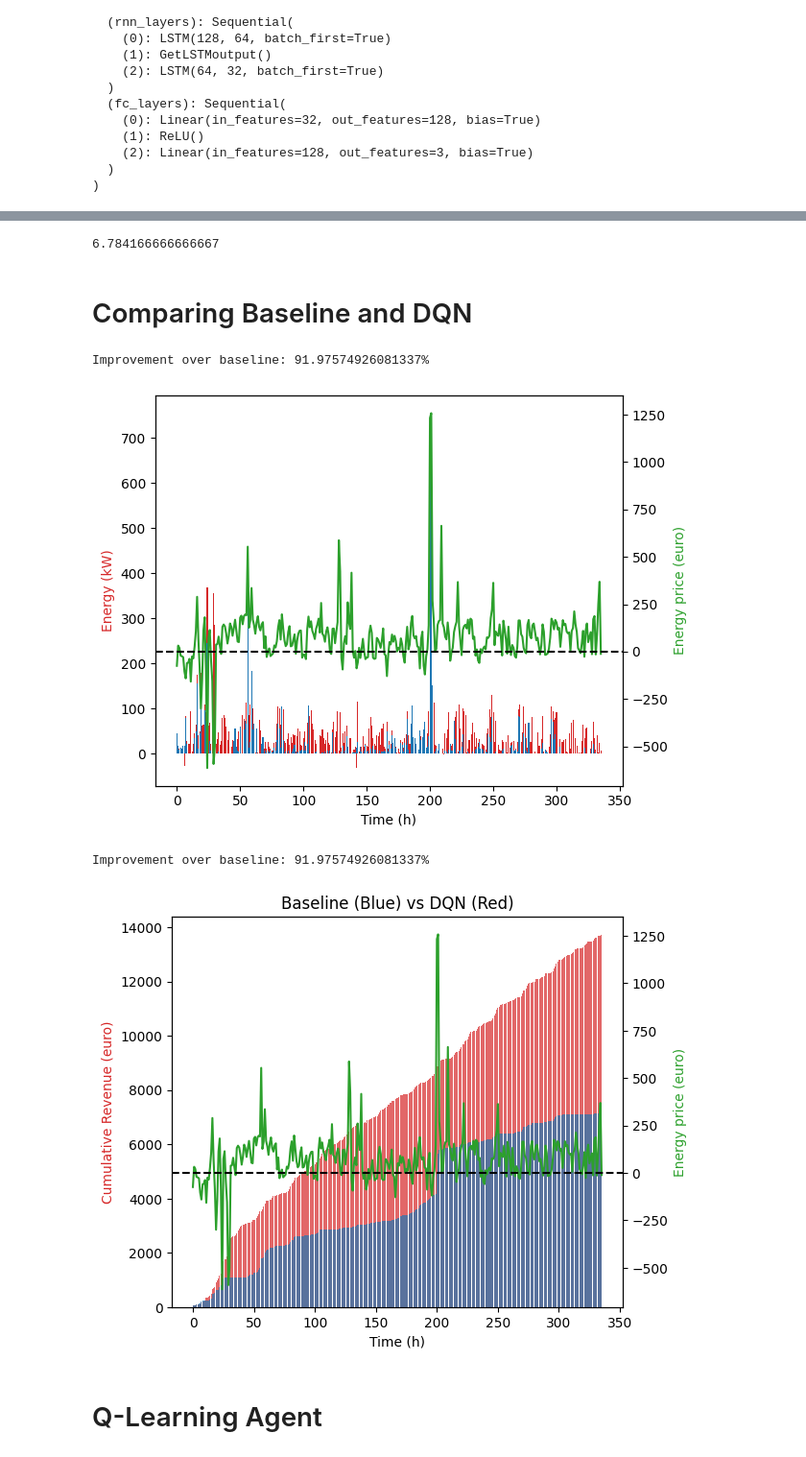
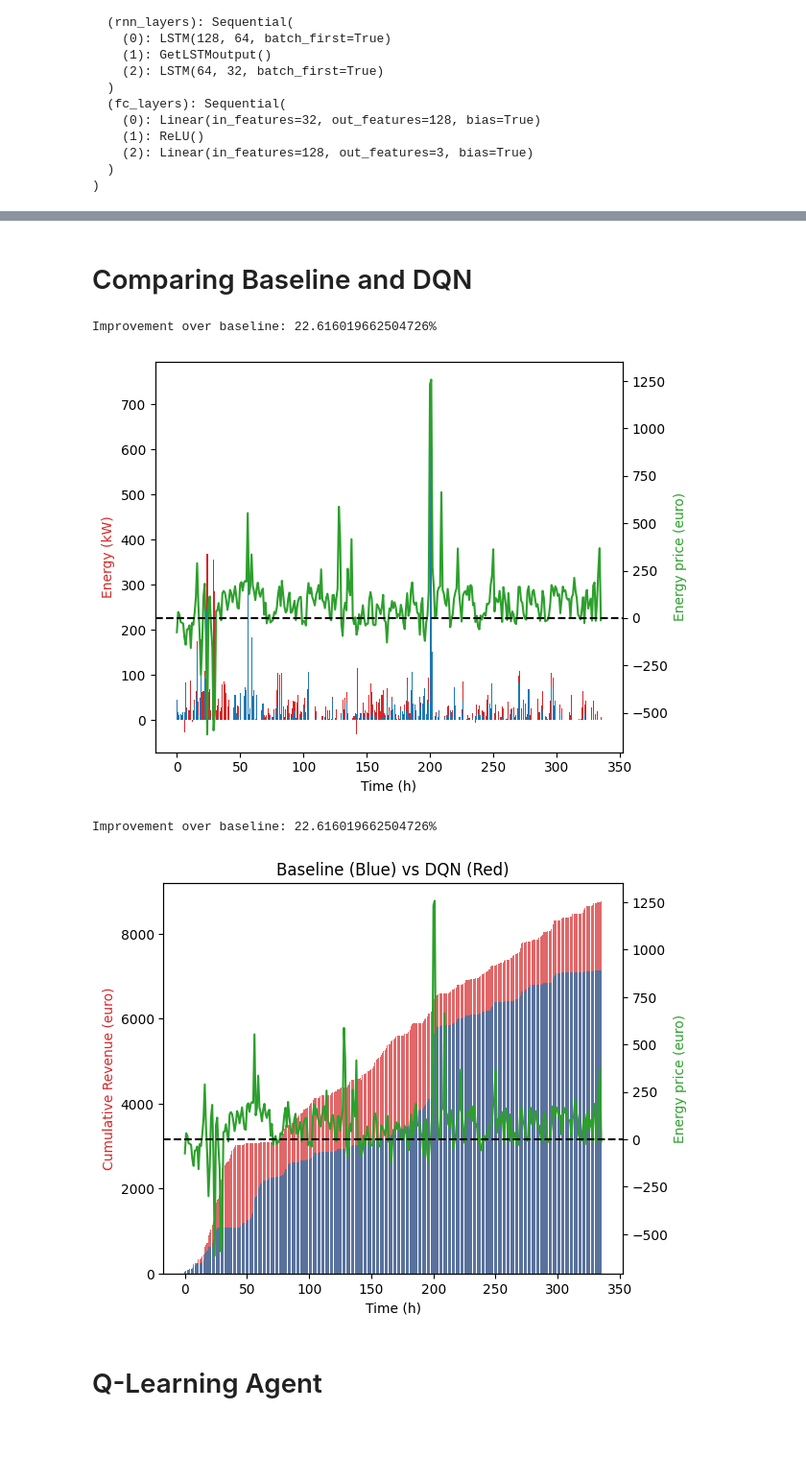
Before and after one commit to leidindi/PPO-RL-AGENT, a Jupyter notebook: model/SimpleBatter_note.ipynb, the cells around one changed output, grey strips where cells are left out. Shown at 96% size. Cells and saved outputs as stored; diff of their text form; code cells hidden in the pictures.

Commit message:
Fixed imbalance reward calculation

```diff
--- a/model/SimpleBatter_note.ipynb
+++ b/model/SimpleBatter_note.ipynb
@@ -355,0 +358,15 @@ DQN(
+# %%
+start_offset = 0
+days = 14
+
+test_env = gym.make('gym_environment:gym_environment/SimpleBattery', days=days, predict=True, start_offset=start_offset)
+test_env = FlattenObservation(test_env)
+
+# Load data
+current_folder = globals()['_dh'][0]
+data_path = os.path.join(current_folder, "./data/imb_clean.csv")
+test_imb = pd.read_csv(data_path)
+
+capacity = 6000.0
+charge_rate = 600.0
+kW_min = charge_rate / 60.0
@@ -690,12 +647,3 @@ print(total_reward_baseline)
-# %%
-# Amount of cyles
-total_base_take = np.sum(episode_base_take)
-total_base_give = np.sum(episode_base_give)
-capacity = 6000.0
-cycles = (total_base_take + total_base_give) / (capacity * 2)
-print(cycles)
-# %% [output]
-6.784166666666667
 # %% [markdown]
 # Comparing Baseline and DQN
 # %%
@@ -703,10 +651,10 @@ fig, ax1 = plt.subplots()
 
 days = np.int64(len(episode_energy_price)/1440)
 
-print("Improvement over baseline: {}%".format((actual_total_reward / total_reward_baseline - 1) * 100))
+print("Improvement over baseline: {}%".format((total_dqn_imbalance_reward / total_baseline_imbalance_reward - 1) * 100))
 
-dqn_reward = np.array(episode_reward).reshape(days, 24, 60)
-baseline_reward = np.array(episode_base_reward).reshape(days, 24, 60)
+dqn_reward = np.array(dqn_reward).reshape(days, 24, 60)
+baseline_reward = np.array(baseline_reward).reshape(days, 24, 60)
 daily_price = np.array(episode_energy_price).reshape(days, 24, 60)
 
 hourday_dqn_reward = np.sum(dqn_reward, axis = 2)
@@ -740,51 +688,51 @@ plt.show()
 
 # De plot is niet super duidelijk, maar dit is de prediction over een week. In het groen is de energie prijs en in rood is de
 # %% [output]
-Improvement over baseline: 91.97574926081337%
+Improvement over baseline: 22.616019662504726%
-[figure, old version]
+[figure, new version]
 # %%
 fig, ax1 = plt.subplots()
 
 days = np.int64(len(episode_energy_price)/1440)
 
-print("Improvement over baseline: {}%".format((actual_total_reward / total_reward_baseline - 1) * 100))
+print("Improvement over baseline: {}%".format((total_dqn_imbalance_reward / total_baseline_imbalance_reward - 1) * 100))
 
-dqn_reward = np.array(episode_reward).reshape(days, 24, 60)
-baseline_reward = np.array(episode_base_reward).reshape(days, 24, 60)
+dqn_reward = np.array(dqn_reward).reshape(days, 24, 60)
+baseline_reward = np.array(baseline_reward).reshape(days, 24, 60)
 daily_price = np.array(episode_energy_price).reshape(days, 24, 60)
 
 hourday_dqn_reward = np.sum(dqn_reward, axis = 2)
 hourday_baseline_reward = np.sum(baseline_reward, axis = 2)
 hourday_average_price = np.mean(daily_price, axis = 2)
 
 overall_dqn_reward = np.cumsum(hourday_dqn_reward.flatten())
 overall_baseline_reward = np.cumsum(hourday_baseline_reward.flatten())
 overall_hour_price = hourday_average_price.flatten()
 
 x = range(24*days)
 
 color = 'k'
 ax1.set_xlabel('Time (h)')
 ax1.set_ylabel('Cumulative Revenue (euro)', color='tab:red')
 # ax1.bar(x, overall_hour_give, color='tab:blue', alpha=1)
 ax1.bar(x, overall_dqn_reward, color='tab:red', alpha=0.7)
 ax1.bar(x, overall_baseline_reward, color='tab:blue', alpha=0.7)
 ax1.tick_params(axis='y', labelcolor=color)
 
 ax2 = ax1.twinx()
 
 color = 'k'
 ax2.set_ylabel('Energy price (euro)', color='tab:green')
 ax2.plot(overall_hour_price, color='tab:green')
 ax2.tick_params(axis='y', labelcolor=color)
 
 fig.tight_layout()
 plt.title("Baseline (Blue) vs DQN (Red)")
 plt.axhline(y=0, color='black', linestyle='--')
 plt.show()
 # %% [output]
-Improvement over baseline: 91.97574926081337%
+Improvement over baseline: 22.616019662504726%
-[figure, old version]
+[figure, new version]
 # %% [markdown]
 # Q-Learning Agent
 # %%
```
Also changed, not shown: parts of 16 cells of this notebook, 3 other files.
